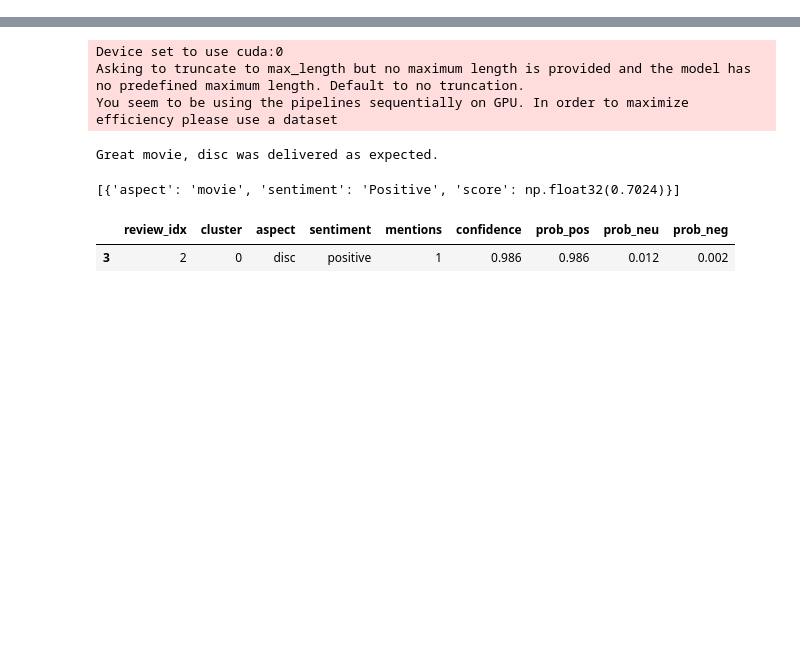
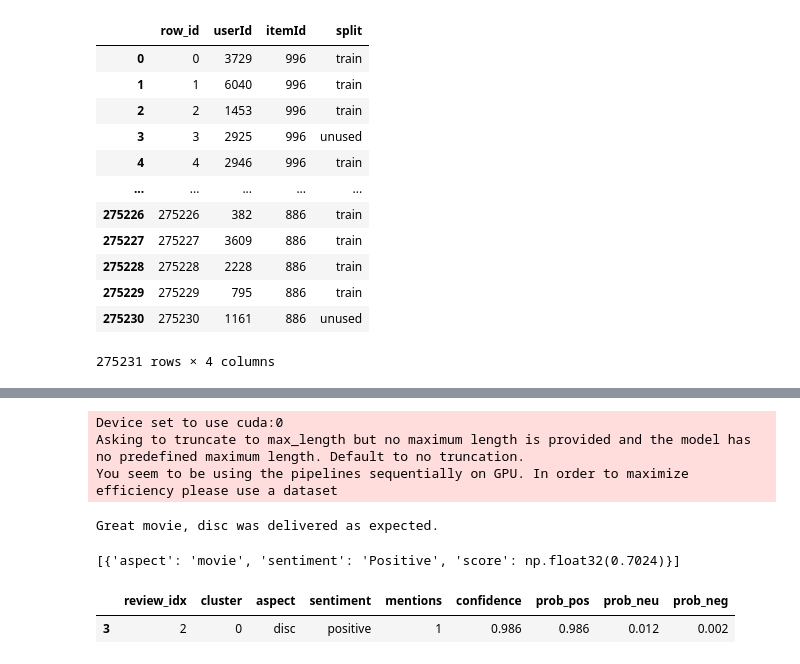
Before and after one commit to ferreira-eduardo/ghc2f, a Jupyter notebook: test.ipynb, the cells around one changed output, grey strips where cells are left out. Drawn from its saved outputs; the diff is of its cells as text; code cells hidden in the pictures; blank space fills up the shorter version.

```diff
--- a/test.ipynb
+++ b/test.ipynb
@@ -1,4 +1,19 @@
 # %%
 import pandas as pd
 # %%
-df = pd.read_parquet('../../dataset/amazon.parquet')
+df = pd.read_csv('splits/imdb_ratings_fold4.csv')
+df
+# %% [output]
+|  | row_id | userId | itemId | split |
+| 0 | 0 | 3729 | 996 | train |
+| 1 | 1 | 6040 | 996 | train |
+| 2 | 2 | 1453 | 996 | train |
+| 3 | 3 | 2925 | 996 | unused |
+| 4 | 4 | 2946 | 996 | train |
+| ... | ... | ... | ... | ... |
+| 275226 | 275226 | 382 | 886 | train |
+| 275227 | 275227 | 3609 | 886 | train |
+| 275228 | 275228 | 2228 | 886 | train |
+| 275229 | 275229 | 795 | 886 | train |
+| 275230 | 275230 | 1161 | 886 | unused |
+275231 rows × 4 columns
```
Also changed, not shown: parts of 4 cells of this notebook, 15 other files.
